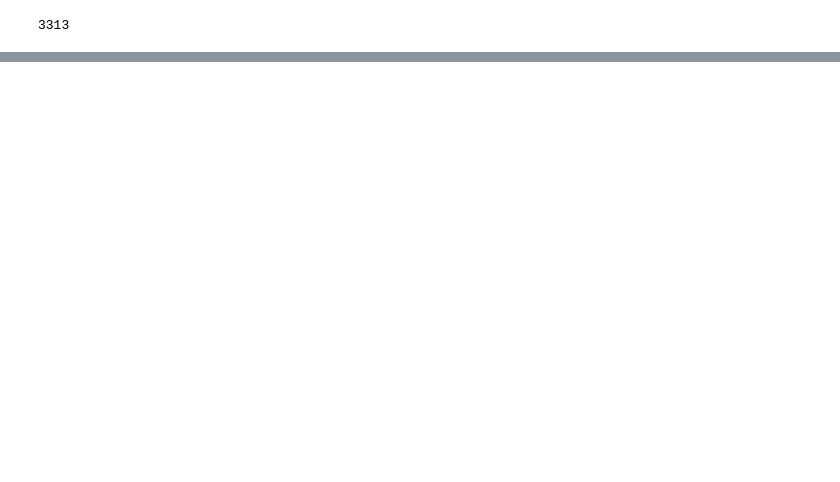
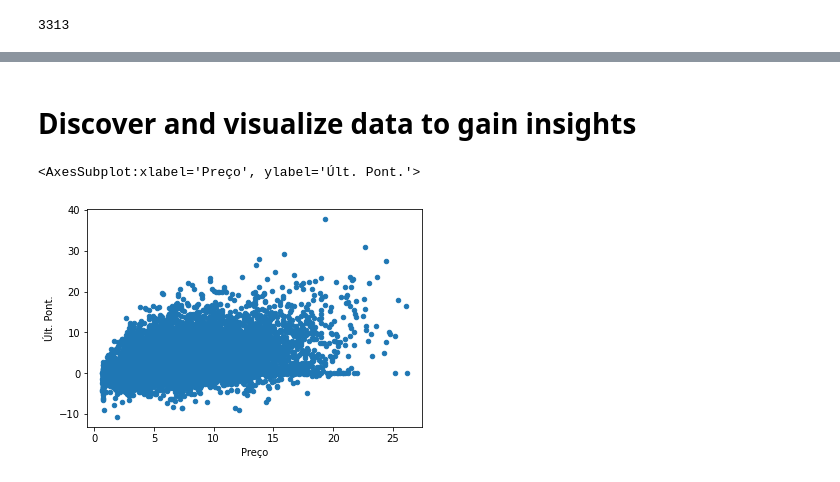
Before and after one commit to carlooshh/handson-cartola-ml, a Jupyter notebook: cartola-ml.ipynb, the cells around one changed output, grey strips where cells are left out. Saved outputs shown, nothing was run; the diff lists cells and outputs as text; code cells hidden in the pictures; blank space fills up the shorter version.

Commit message:
FEAT: cleaning num data

```diff
--- a/cartola-ml.ipynb
+++ b/cartola-ml.ipynb
@@ -143,0 +158,9 @@ memory usage: 3.1+ MB
+# %% [markdown]
+# Discover and visualize data to gain insights
+# %%
+scouts = train_set.copy()
+# %%
+scouts.plot(kind="scatter", x="Preço", y="Últ. Pont.")
+# %% [output]
+<AxesSubplot:xlabel='Preço', ylabel='Últ. Pont.'>
+[figure, added]
```
Also changed, not shown: parts of 29 cells of this notebook.
